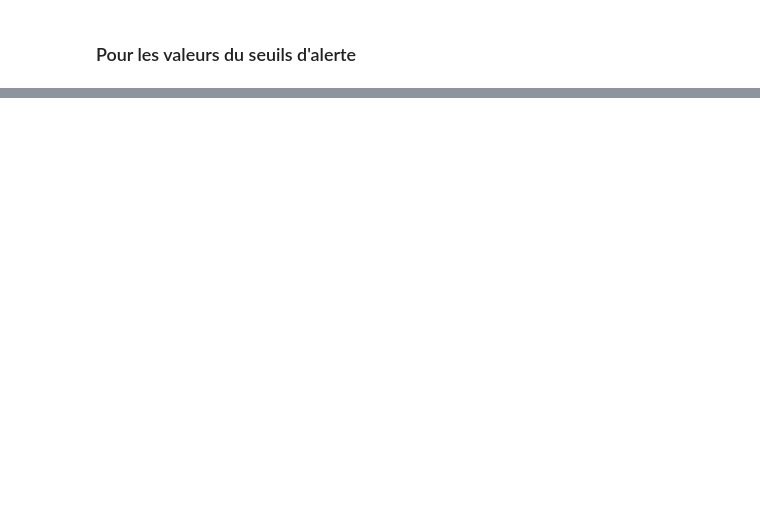
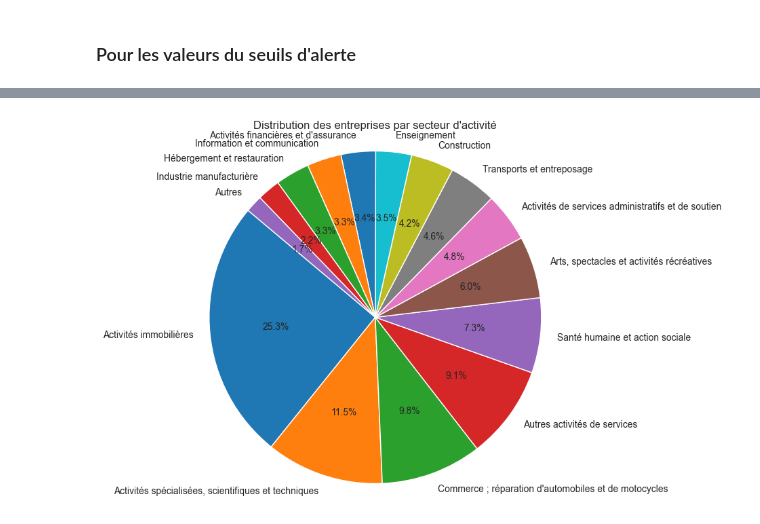
Before and after one commit to K4nen/AirPL, a Jupyter notebook: PM10_Traitement.ipynb, the cells around one changed output, grey strips where cells are left out. Drawn from its saved outputs; the diff is of its cells as text; code cells hidden in the pictures; blank space fills up the shorter version.

```diff
--- a/PM10_Traitement.ipynb
+++ b/PM10_Traitement.ipynb
@@ -726,0 +2031,20 @@ Alerte: Valeur moyenne 45.4 µg/m3 dépasse le Seuil d'Alerte (40 µg/m3) le 202
+# %%
+# Importer les bibliothèques nécessaires
+import importlib
+import entreprise
+
+# Recharger le module pour prendre en compte les modifications
+importlib.reload(entreprise)
+
+# Importer la fonction depuis le fichier Python
+from entreprise import fetch_data
+
+# Utilisation de la fonction importée pour récupérer les données d'entreprises
+dfEtp = fetch_data()
+
+# Afficher les premières lignes du DataFrame dfEtp pour vérifier les modifications
+print(dfEtp.head())
+
+# Afficher les types de colonnes pour vérifier les conversions
+print(dfEtp.dtypes)
+print(dfEtp.shape)
@@ -726,0 +2238,19 @@ Alerte: Valeur moyenne 45.4 µg/m3 dépasse le Seuil d'Alerte (40 µg/m3) le 202
+# %%
+# Calculer la distribution des entreprises par secteur d'activité
+sector_distribution = dfEtp['sectionetablissement'].value_counts()
+
+# Filtrer les secteurs avec des valeurs inférieures à 2%
+total = sector_distribution.sum()
+sector_distribution_filtered = sector_distribution[sector_distribution / total >= 0.02]
+sector_distribution_filtered['Autres'] = sector_distribution[sector_distribution / total < 0.02].sum()
+
+# Créer un graphique en camembert
+plt.figure(figsize=(10, 7))
+plt.pie(sector_distribution_filtered, labels=sector_distribution_filtered.index, autopct='%1.1f%%', startangle=140)
+plt.title('Distribution des entreprises par secteur d\'activité')
+plt.axis('equal')  # Assurer que le camembert est dessiné comme un cercle
+
+# Afficher le graphique
+plt.show()
+# %% [output]
+[figure, added]
```
Also changed, not shown: parts of 33 cells of this notebook, 14 other files.
